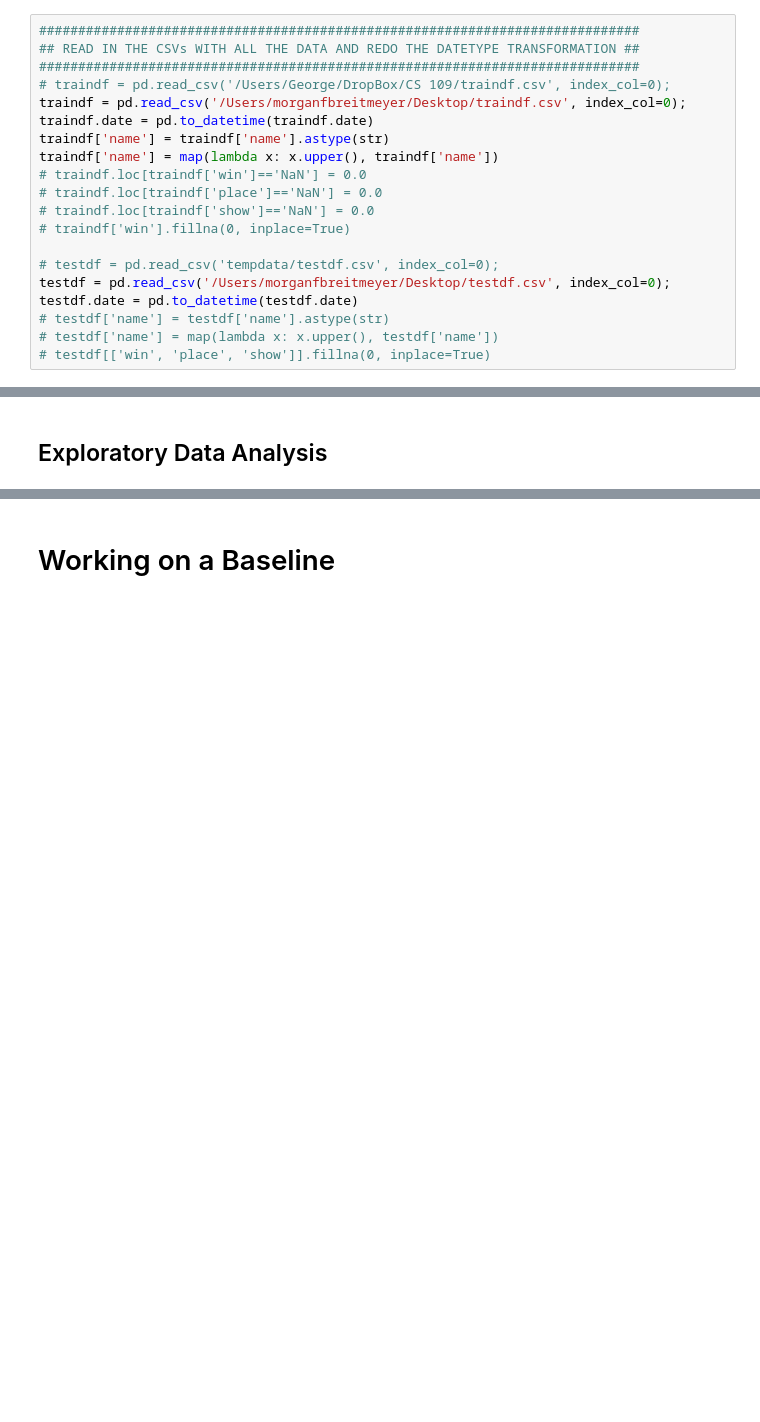
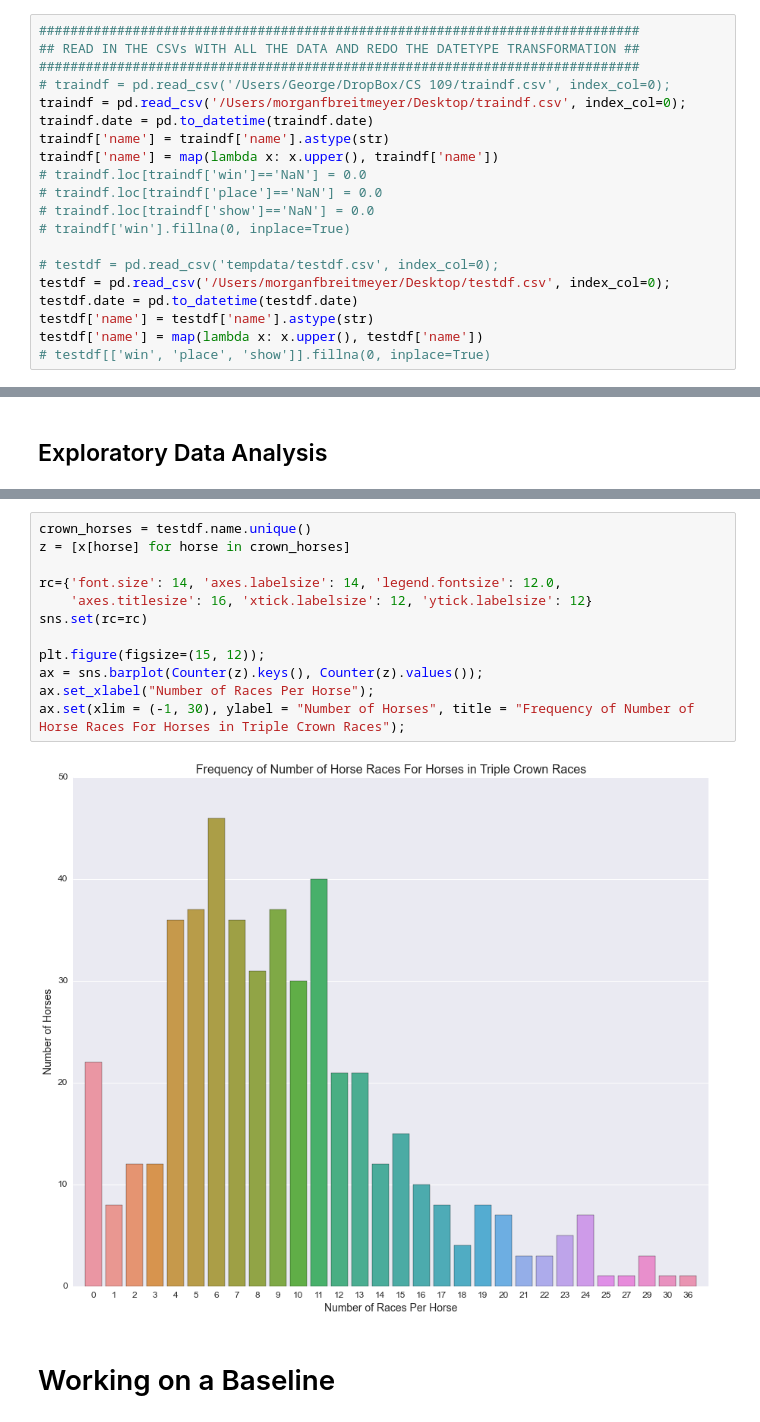
Before and after one commit to gebailey23/prettyponies, a Jupyter notebook: ProcessBook.ipynb, the cells around one changed output, grey strips where cells are left out. Drawn from its saved outputs; the diff is of its cells as text; blank space fills up the shorter version.

```diff
--- a/ProcessBook.ipynb
+++ b/ProcessBook.ipynb
@@ -1025,8 +1025,8 @@ traindf['name'] = map(lambda x: x.upper(), traindf['name'])
 # testdf = pd.read_csv('tempdata/testdf.csv', index_col=0);
 testdf = pd.read_csv('/Users/morganfbreitmeyer/Desktop/testdf.csv', index_col=0);
 testdf.date = pd.to_datetime(testdf.date)
-# testdf['name'] = testdf['name'].astype(str)
-# testdf['name'] = map(lambda x: x.upper(), testdf['name'])
+testdf['name'] = testdf['name'].astype(str)
+testdf['name'] = map(lambda x: x.upper(), testdf['name'])
 # testdf[['win', 'place', 'show']].fillna(0, inplace=True)
 # %%
 traindf = traindf[traindf.name != 'NAN']
@@ -1056,3 +1072,17 @@ ax = sns.barplot(Counter(traindf.name[traindf.name == testdf.name.unique()]).key
+# %%
+crown_horses = testdf.name.unique()
+z = [x[horse] for horse in crown_horses]
+
+rc={'font.size': 14, 'axes.labelsize': 14, 'legend.fontsize': 12.0,
+    'axes.titlesize': 16, 'xtick.labelsize': 12, 'ytick.labelsize': 12}
+sns.set(rc=rc)
+
+plt.figure(figsize=(15, 12));
+ax = sns.barplot(Counter(z).keys(), Counter(z).values());
+ax.set_xlabel("Number of Races Per Horse");
+ax.set(xlim = (-1, 30), ylabel = "Number of Horses", title = "Frequency of Number of Horse Races For Horses in Triple Crown Races");
+# %% [output]
+[figure, added]
 # %% [markdown]
 # Working on a Baseline
 # %%
```
Also changed, not shown: parts of 4 cells of this notebook.
